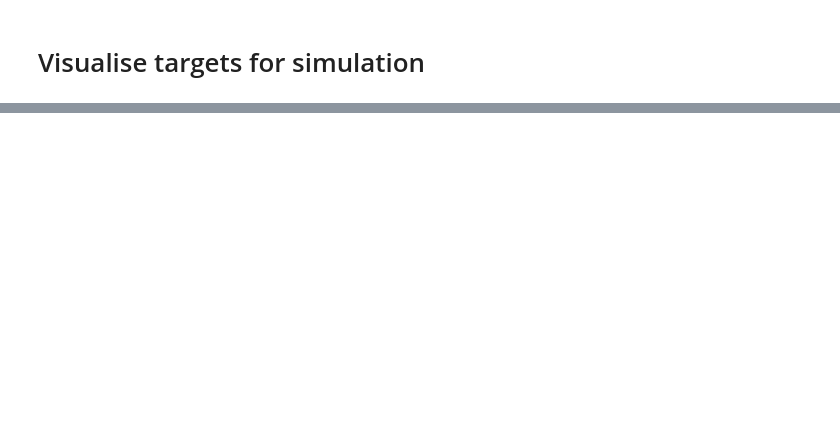
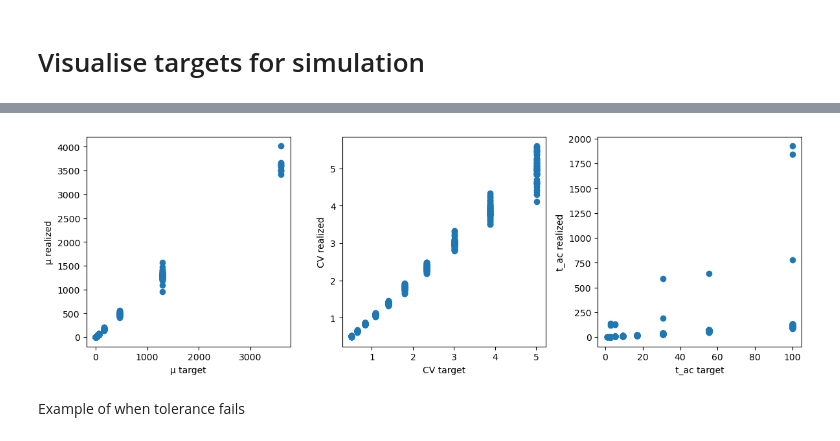
Before and after one commit to GrignardReagent/SSA, a Jupyter notebook: experiments/EXP-25-IY010/IY010_visualise_targets.ipynb, the cells around one changed output, grey strips where cells are left out. Cells and saved outputs as stored; diff of their text form; code cells hidden in the pictures; blank space fills up the shorter version.

```diff
--- a/experiments/EXP-25-IY010/IY010_visualise_targets.ipynb
+++ b/experiments/EXP-25-IY010/IY010_visualise_targets.ipynb
@@ -98,0 +103,17 @@ plt.show()
+# %%
+import pandas as pd, numpy as np
+from pathlib import Path
+from stats.mean import calculate_mean
+from stats.variance import calculate_variance
+from stats.cv import calculate_cv
+from stats.autocorrelation import autocrosscorr, calculate_ac_time_interp1d
+
+data_dir = Path('/home/s1732775/SSA/experiments/EXP-25-IY010/data_1')
+# this is the csv file showing the result record with the system parameters, observed stats, rel. errors and trajectory filenames
+results = pd.read_csv(f'/home/s1732775/SSA/experiments/EXP-25-IY010/data_1/IY010_simulation_parameters.csv')
+success_results = results[results['success'] == True].reset_index(drop=True)
+# print success rate
+success_rate = len(success_results) / len(results)
+print(f"Success rate: {success_rate:.2%} ({len(success_results)} out of {len(results)})")
+success_stats=success_results[['mu_target','cv_target','t_ac_target','mu_observed', 'cv_observed','t_ac_observed']]
+success_stats
@@ -98,0 +135,14 @@ plt.show()
+# %%
+fig, axes = plt.subplots(1,3, figsize=(12,4))
+axes[0].scatter(success_stats['mu_target'], success_stats['mu_observed'])
+axes[0].set_xlabel('μ target'); axes[0].set_ylabel('μ realized')
+axes[1].scatter(success_stats['cv_target'], success_stats['cv_observed'])
+axes[1].set_xlabel('CV target'); axes[1].set_ylabel('CV realized')
+axes[2].scatter(success_stats['t_ac_target'], success_stats['t_ac_observed'])
+axes[2].set_xlabel('t_ac target'); axes[2].set_ylabel('t_ac realized')
+plt.tight_layout()
+plt.show()
+# %% [output]
+[figure, added]
+# %% [markdown]
+Example of when tolerance fails
```
Also changed, not shown: parts of 10 cells of this notebook.
